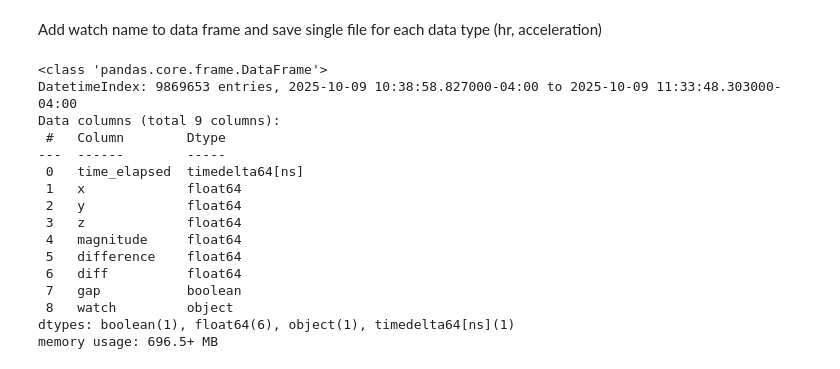
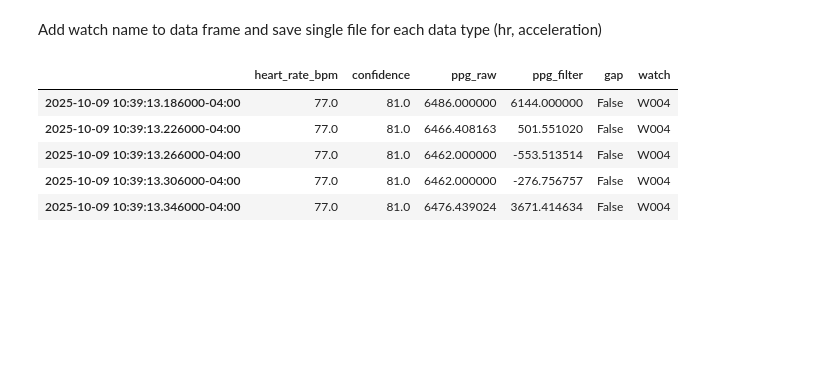
Before and after one commit to beatlab-mcmaster/BEATmonitor, a Jupyter notebook: src/analysis/example_hr_accel.ipynb, the cells around one changed output. Saved outputs shown, nothing was run; the diff lists cells and outputs as text; code cells hidden in the pictures; blank space fills up the shorter version.

```diff
--- a/src/analysis/example_hr_accel.ipynb
+++ b/src/analysis/example_hr_accel.ipynb
@@ -294,43 +325,10 @@ Add watch name to data frame and save single file for each data type (hr, accele
 # %%
-data_accel = pd.DataFrame()
-data_hr = pd.DataFrame()
-
-for k, v in data.items():
-    # Get watch name
-    watch_name = re.search(r"(W.*)\..*$", f).group(1)
-    # Add name to hr dataframe
-    v["data_hr"]["watch"] = watch_name
-    v["data_hr"]["watch"] = v["data_hr"]["watch"].astype("category")
-    # Add name to accel dataframe
-    v["data_accel"]["watch"] = watch_name
-    v["data_accel"]["watch"] = v["data_accel"]["watch"].astype("category")
-    # Create single hr, accel dataframes
-    data_hr = pd.concat(
-        [
-            data_hr,
-            v["data_hr"][::RATE_DOWNSAMPLE].drop(columns=["time_elapsed", "diff"]),
-        ]
-    )
-    data_Accel = pd.concat(
-        [
-            data_accel,
-            v["data_accel"][::RATE_DOWNSAMPLE].drop(columns=["time_elapsed", "diff"]),
-        ]
-    )
+data_hr.to_parquet(OUTPUT_PATH + "processed/data_hr_full.parquet")
+data_hr.head()
 # %% [output]
-<class 'pandas.core.frame.DataFrame'>
-DatetimeIndex: 9869653 entries, 2025-10-09 10:38:58.827000-04:00 to 2025-10-09 11:33:48.303000-04:00
-Data columns (total 9 columns):
- #   Column        Dtype
----  ------        -----
- 0   time_elapsed  timedelta64[ns]
- 1   x             float64
- 2   y             float64
- 3   z             float64
- 4   magnitude     float64
- 5   difference    float64
- 6   diff          float64
- 7   gap           boolean
- 8   watch         object
-dtypes: boolean(1), float64(6), object(1), timedelta64[ns](1)
-memory usage: 696.5+ MB
+|  | heart_rate_bpm | confidence | ppg_raw | ppg_filter | gap | watch |
+| 2025-10-09 10:39:13.186000-04:00 | 77.0 | 81.0 | 6486.000000 | 6144.000000 | False | W004 |
+| 2025-10-09 10:39:13.226000-04:00 | 77.0 | 81.0 | 6466.408163 | 501.551020 | False | W004 |
+| 2025-10-09 10:39:13.266000-04:00 | 77.0 | 81.0 | 6462.000000 | -553.513514 | False | W004 |
+| 2025-10-09 10:39:13.306000-04:00 | 77.0 | 81.0 | 6462.000000 | -276.756757 | False | W004 |
+| 2025-10-09 10:39:13.346000-04:00 | 77.0 | 81.0 | 6476.439024 | 3671.414634 | False | W004 |
```
Also changed, not shown: parts of 7 cells of this notebook, 1 other file.
